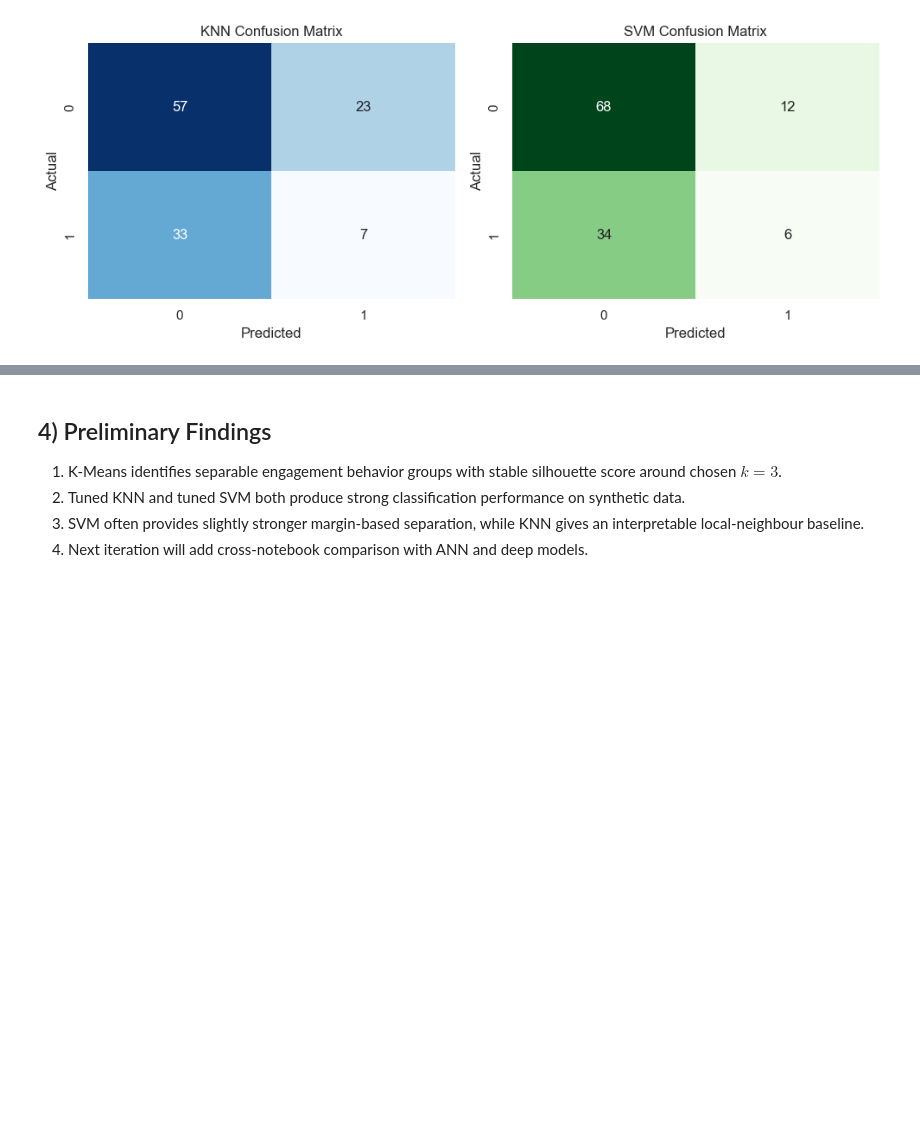
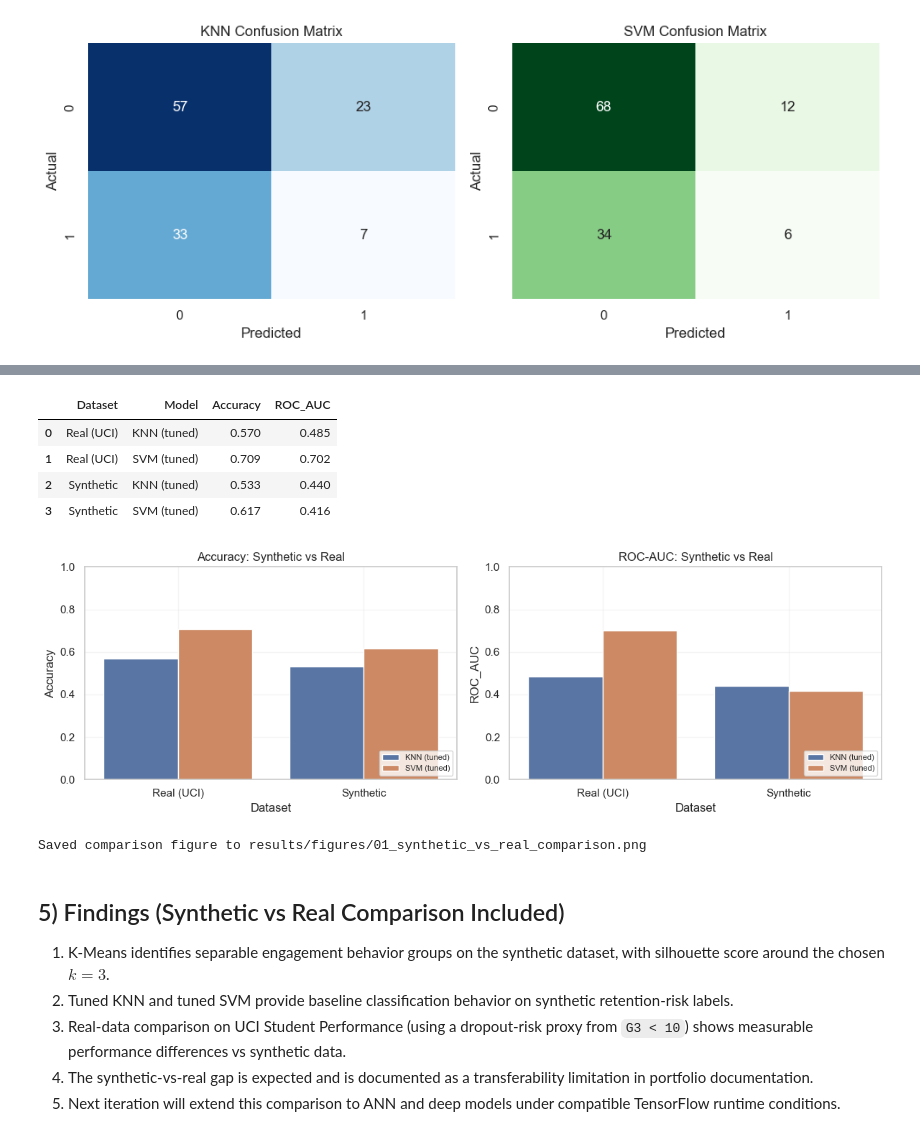
Before and after one commit to baldeagle0125/DS-and-ML-2-CA, a Jupyter notebook: notebooks/01_classical_ml_foundations.ipynb, the cells around one changed output, grey strips where cells are left out. Saved outputs shown, nothing was run; the diff lists cells and outputs as text; code cells hidden in the pictures; blank space fills up the shorter version.

```diff
--- a/notebooks/01_classical_ml_foundations.ipynb
+++ b/notebooks/01_classical_ml_foundations.ipynb
@@ -274,6 +349,70 @@ weighted avg       0.56      0.62      0.57       120
+# %%
+best_knn_real = knn_real_grid.best_estimator_
+best_svm_real = svm_real_grid.best_estimator_
+
+pred_knn_real = best_knn_real.predict(X_real_test)
+pred_svm_real = best_svm_real.predict(X_real_test)
+
+proba_knn_real = best_knn_real.predict_proba(X_real_test)[:, 1]
+proba_svm_real = best_svm_real.predict_proba(X_real_test)[:, 1]
+
+real_metrics_table = pd.DataFrame([
+    {
+        'Dataset': 'Real (UCI)',
+        'Model': 'KNN (tuned)',
+        'Accuracy': accuracy_score(y_real_test, pred_knn_real),
+        'ROC_AUC': roc_auc_score(y_real_test, proba_knn_real),
+    },
+    {
+        'Dataset': 'Real (UCI)',
+        'Model': 'SVM (tuned)',
+        'Accuracy': accuracy_score(y_real_test, pred_svm_real),
+        'ROC_AUC': roc_auc_score(y_real_test, proba_svm_real),
+    },
+])
+
+synthetic_metrics_labeled = metrics_table.copy()
+synthetic_metrics_labeled['Dataset'] = 'Synthetic'
+
+comparison_metrics = pd.concat(
+    [synthetic_metrics_labeled[['Dataset', 'Model', 'Accuracy', 'ROC_AUC']], real_metrics_table],
+    ignore_index=True,
+).sort_values(by=['Dataset', 'Model']).reset_index(drop=True)
+
+comparison_metrics[['Accuracy', 'ROC_AUC']] = comparison_metrics[['Accuracy', 'ROC_AUC']].round(3)
+display(comparison_metrics)
+
+fig, axes = plt.subplots(1, 2, figsize=(12, 4))
+
+sns.barplot(data=comparison_metrics, x='Dataset', y='Accuracy', hue='Model', ax=axes[0])
+axes[0].set_title('Accuracy: Synthetic vs Real')
+axes[0].set_ylim(0, 1)
+
+sns.barplot(data=comparison_metrics, x='Dataset', y='ROC_AUC', hue='Model', ax=axes[1])
+axes[1].set_title('ROC-AUC: Synthetic vs Real')
+axes[1].set_ylim(0, 1)
+
+for axis in axes:
+    axis.grid(alpha=0.2)
+    axis.legend(loc='lower right', fontsize=8)
+
+plt.tight_layout()
+plt.savefig(RESULTS_DIR / '01_synthetic_vs_real_comparison.png', dpi=150)
+plt.show()
+
+print('Saved comparison figure to results/figures/01_synthetic_vs_real_comparison.png')
+# %% [output]
+|  | Dataset | Model | Accuracy | ROC_AUC |
+| 0 | Real (UCI) | KNN (tuned) | 0.570 | 0.485 |
+| 1 | Real (UCI) | SVM (tuned) | 0.709 | 0.702 |
+| 2 | Synthetic | KNN (tuned) | 0.533 | 0.440 |
+| 3 | Synthetic | SVM (tuned) | 0.617 | 0.416 |
+[figure, added]
+Saved comparison figure to results/figures/01_synthetic_vs_real_comparison.png
 # %% [markdown]
-## 4) Preliminary Findings
-1. K-Means identifies separable engagement behavior groups with stable silhouette score around chosen $k=3$.
-2. Tuned KNN and tuned SVM both produce strong classification performance on synthetic data.
-3. SVM often provides slightly stronger margin-based separation, while KNN gives an interpretable local-neighbour baseline.
-4. Next iteration will add cross-notebook comparison with ANN and deep models.
+## 5) Findings (Synthetic vs Real Comparison Included)
+1. K-Means identifies separable engagement behavior groups on the synthetic dataset, with silhouette score around the chosen $k=3$.
+2. Tuned KNN and tuned SVM provide baseline classification behavior on synthetic retention-risk labels.
+3. Real-data comparison on UCI Student Performance (using a dropout-risk proxy from `G3 < 10`) shows measurable performance differences vs synthetic data.
+4. The synthetic-vs-real gap is expected and is documented as a transferability limitation in portfolio documentation.
+5. Next iteration will extend this comparison to ANN and deep models under compatible TensorFlow runtime conditions.
```
Also changed, not shown: parts of 2 cells of this notebook.
